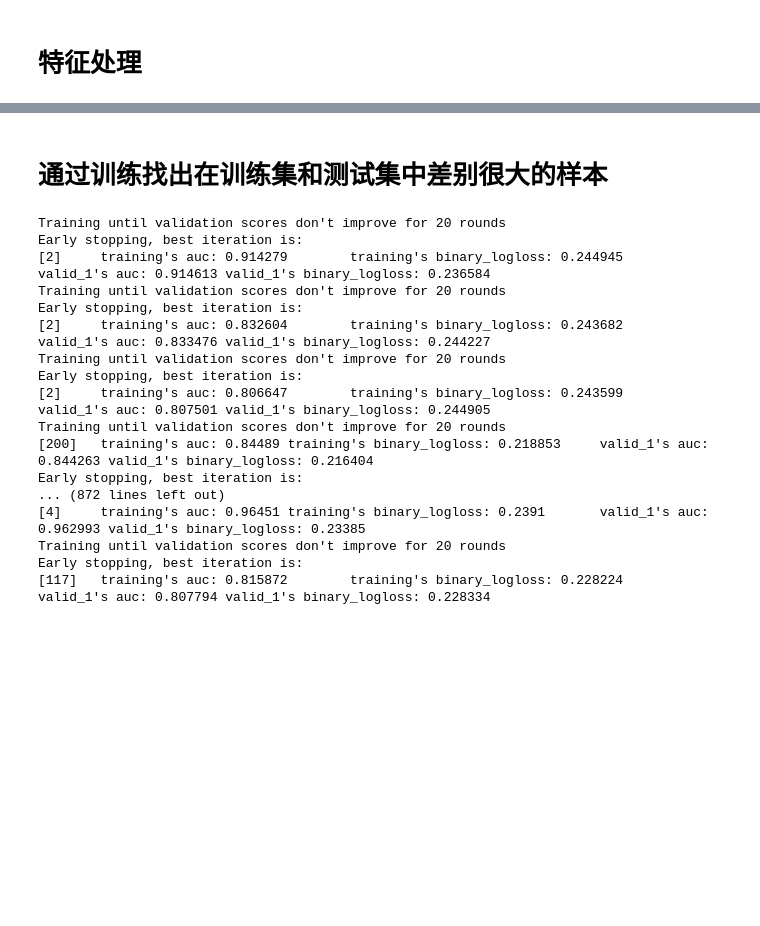
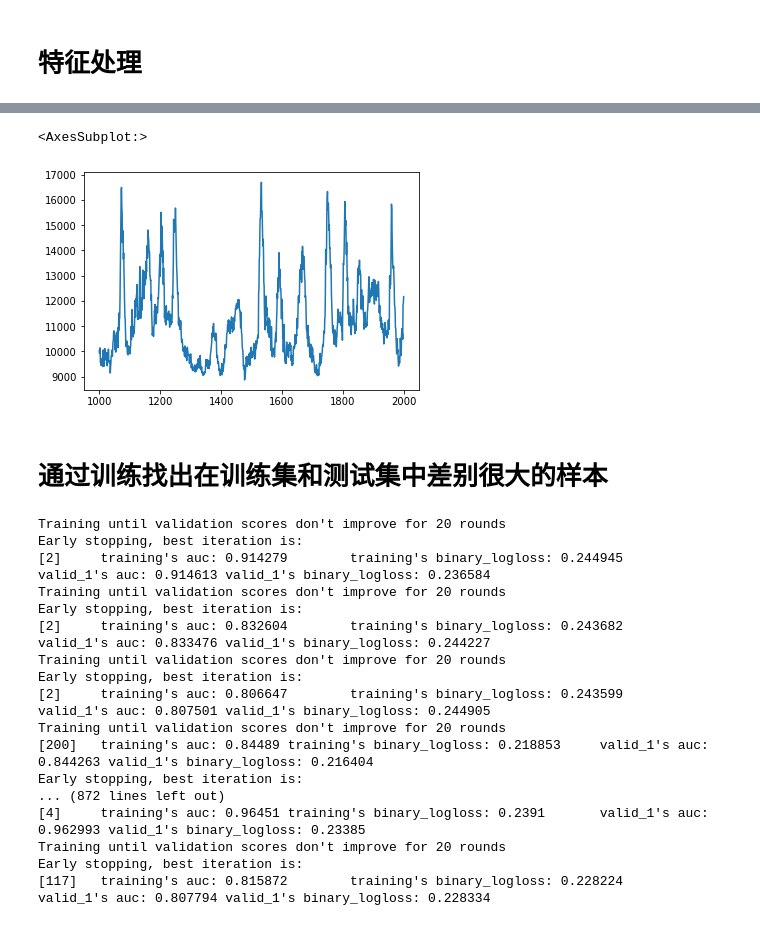
Before and after one commit to mide123/game, a Jupyter notebook: aeration-rate/select_features.ipynb, the cells around one changed output, grey strips where cells are left out. Cells and saved outputs as stored; diff of their text form; code cells hidden in the pictures; blank space fills up the shorter version.

```diff
--- a/aeration-rate/select_features.ipynb
+++ b/aeration-rate/select_features.ipynb
@@ -50,3 +69,8 @@ gc.collect()
+# %%
+predict_res['Label2'][1000:2000].plot()
+# %% [output]
+<AxesSubplot:>
+[figure, added]
 # %% [markdown]
 # 通过训练找出在训练集和测试集中差别很大的样本
 # %%
```
Also changed, not shown: parts of 6 cells of this notebook, 7 other files.
